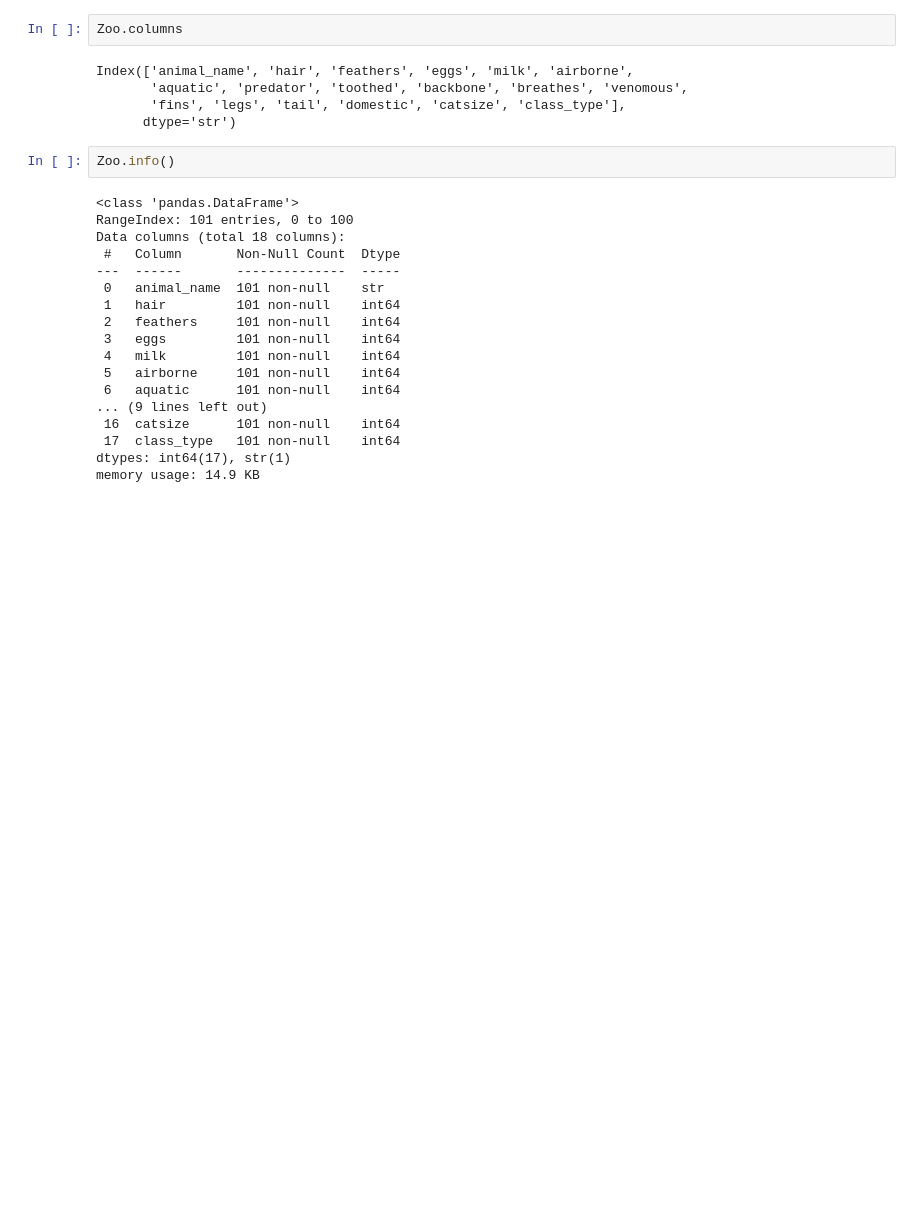
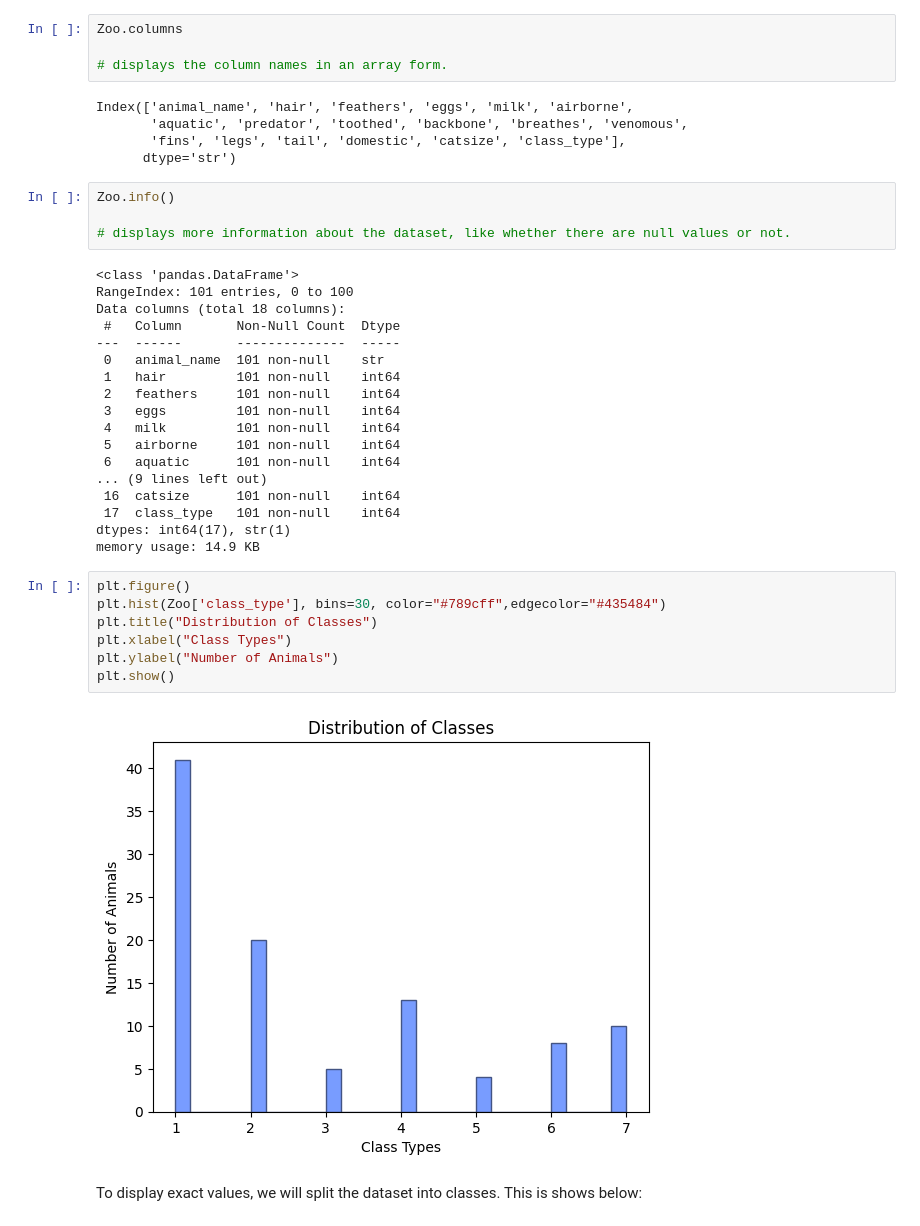
Before and after one commit to jomana2006/DecodeLabs-AI-Internship, a Jupyter notebook: Project 2/dataClassification.ipynb, the cells around one changed output. Saved outputs shown, nothing was run; the diff lists cells and outputs as text; blank space fills up the shorter version.

```diff
--- a/Project 2/dataClassification.ipynb
+++ b/Project 2/dataClassification.ipynb
@@ -76,6 +97,8 @@ Zoo.shape
 (101, 18)
 # %%
 Zoo.columns
+
+# displays the column names in an array form.
 # %% [output]
 Index(['animal_name', 'hair', 'feathers', 'eggs', 'milk', 'airborne',
        'aquatic', 'predator', 'toothed', 'backbone', 'breathes', 'venomous',
@@ -83,6 +106,8 @@ Index(['animal_name', 'hair', 'feathers', 'eggs', 'milk', 'airborne',
       dtype='str')
 # %%
 Zoo.info()
+
+# displays more information about the dataset, like whether there are null values or not.
 # %% [output]
 <class 'pandas.DataFrame'>
 RangeIndex: 101 entries, 0 to 100
@@ -101,6 +126,17 @@ Data columns (total 18 columns):
  17  class_type   101 non-null    int64
 dtypes: int64(17), str(1)
 memory usage: 14.9 KB
+# %%
+plt.figure()
+plt.hist(Zoo['class_type'], bins=30, color="#789cff",edgecolor="#435484")
+plt.title("Distribution of Classes")
+plt.xlabel("Class Types")
+plt.ylabel("Number of Animals")
+plt.show()
+# %% [output]
+[figure, added]
+# %% [markdown]
+To display exact values, we will split the dataset into classes. This is shows below:
 # %%
 Mammals = Zoo[Zoo["class_type"] == 1]
 
```
Also changed, not shown: parts of 38 cells of this notebook.
